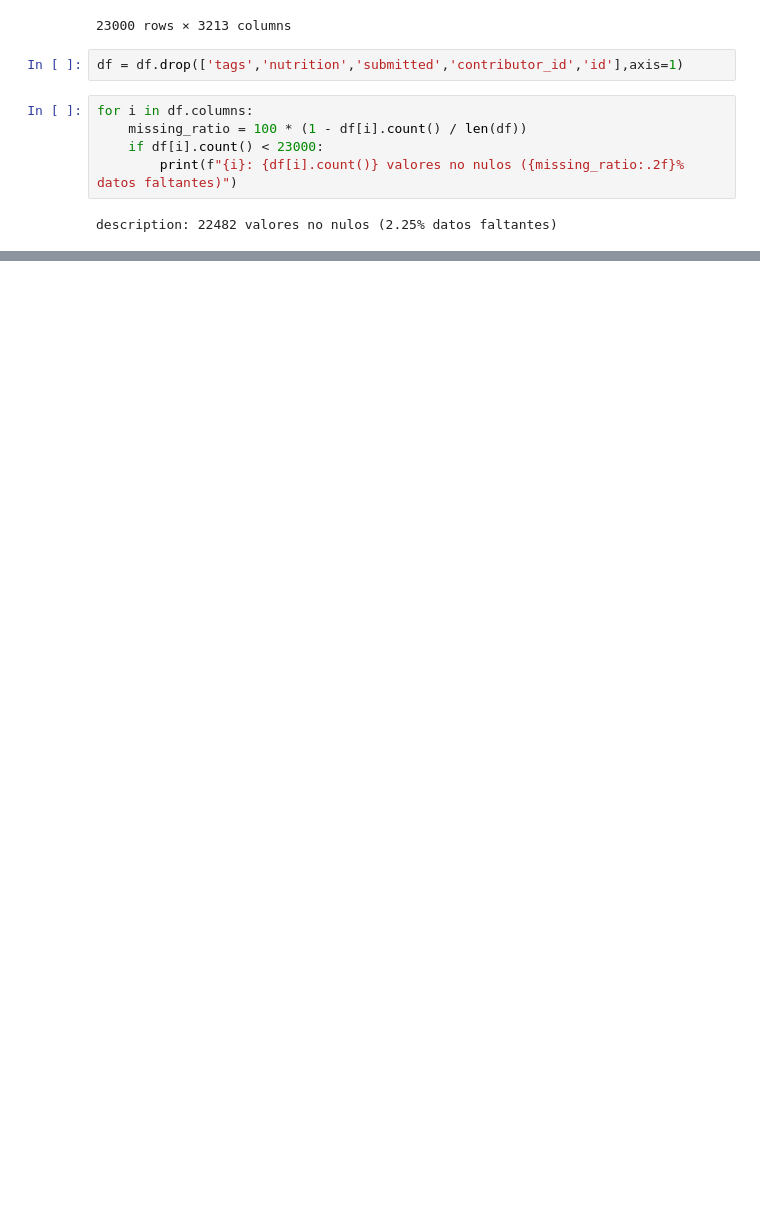
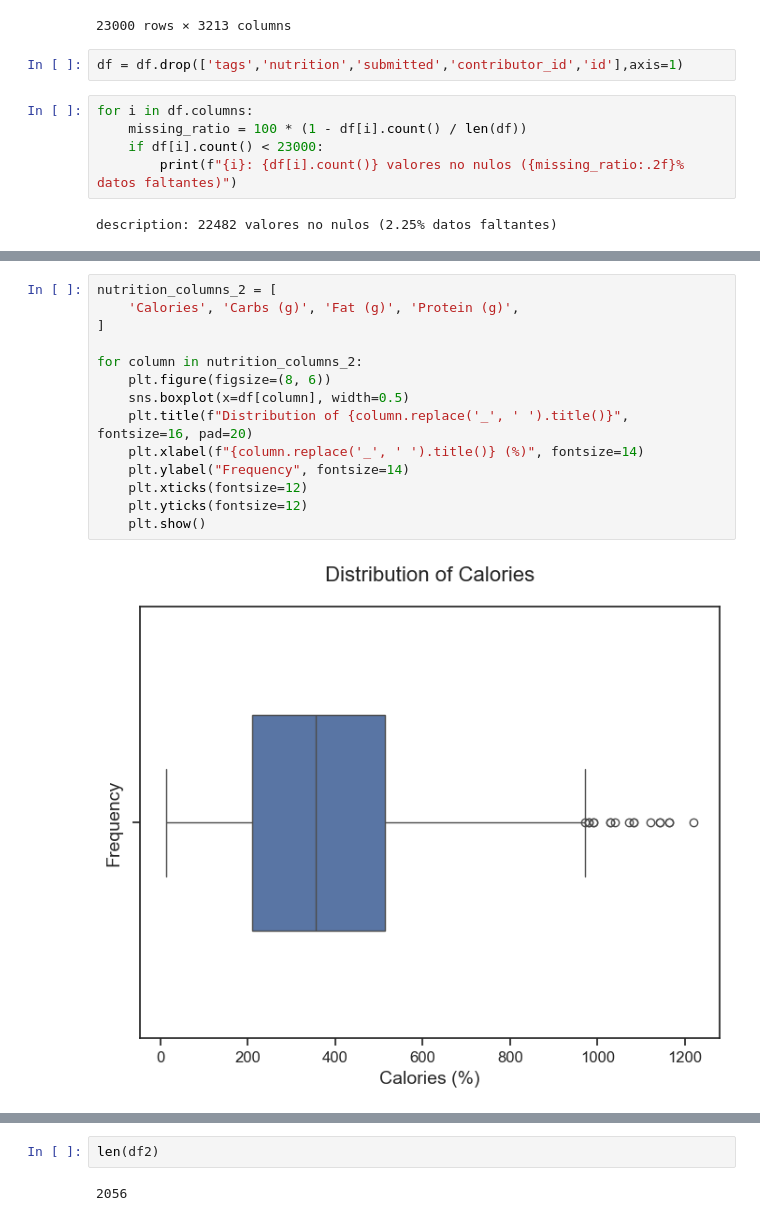
Before and after one commit to Danny-CA/NutriBase, a Jupyter notebook: proyecto.ipynb, the cells around one changed output, grey strips where cells are left out. Drawn from its saved outputs; the diff is of its cells as text; blank space fills up the shorter version.

```diff
--- a/proyecto.ipynb
+++ b/proyecto.ipynb
@@ -204,0 +227,16 @@ description: 22482 valores no nulos (2.25% datos faltantes)
+# %%
+nutrition_columns_2 = [
+    'Calories', 'Carbs (g)', 'Fat (g)', 'Protein (g)',
+]
+
+for column in nutrition_columns_2:
+    plt.figure(figsize=(8, 6))
+    sns.boxplot(x=df[column], width=0.5)
+    plt.title(f"Distribution of {column.replace('_', ' ').title()}", fontsize=16, pad=20)
+    plt.xlabel(f"{column.replace('_', ' ').title()} (%)", fontsize=14)
+    plt.ylabel("Frequency", fontsize=14)
+    plt.xticks(fontsize=12)
+    plt.yticks(fontsize=12)
+    plt.show()
+# %% [output]
+[figure, added]
@@ -204,0 +246,4 @@ description: 22482 valores no nulos (2.25% datos faltantes)
+# %%
+len(df2)
+# %% [output]
+2056
```
Also changed, not shown: parts of 15 cells of this notebook.
